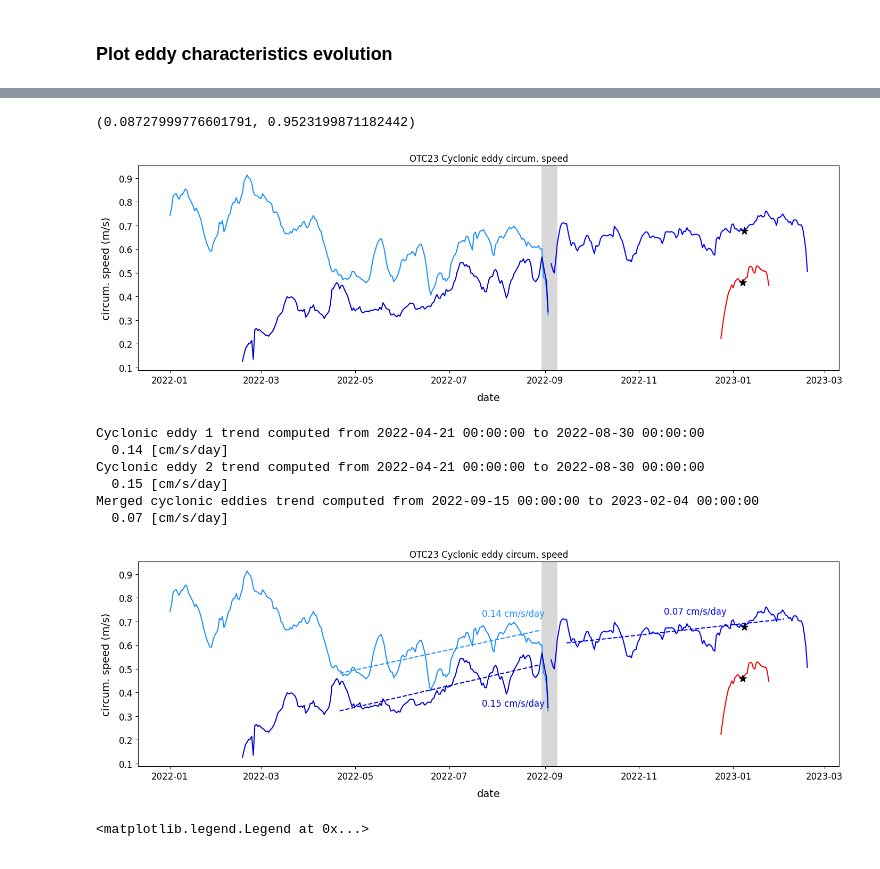
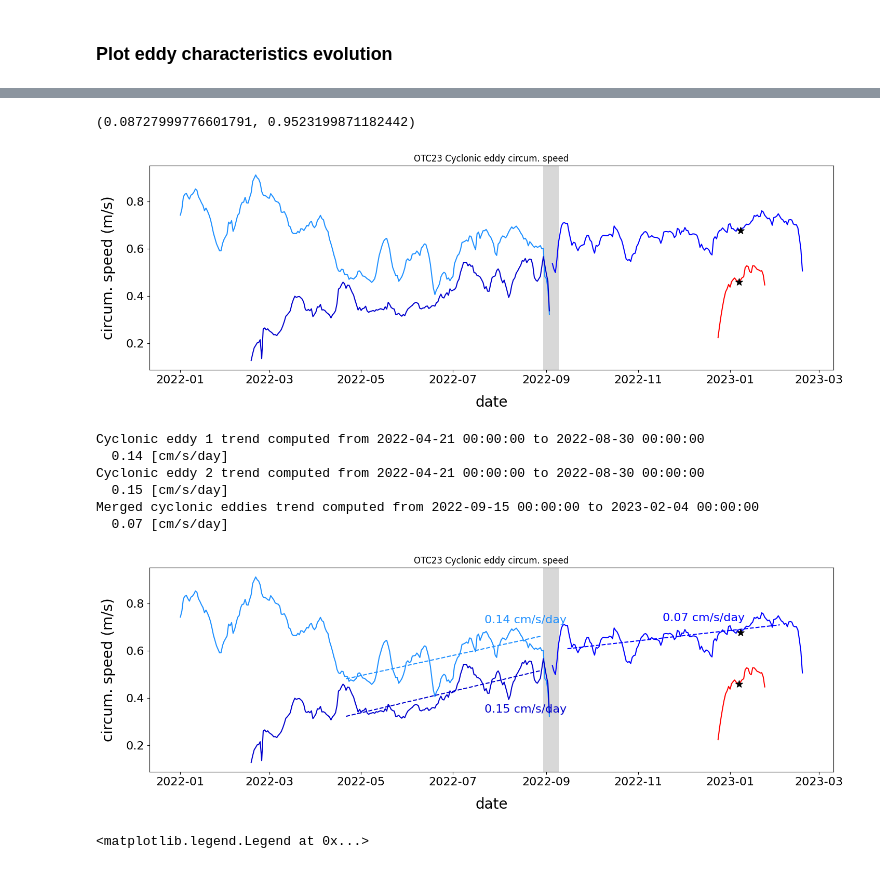
Before and after one commit to torresr-cnrm/otc23-tracking, a Jupyter notebook: notebook/OTC23-eddy-tracking.ipynb, the cells around one changed output, grey strips where cells are left out. Cells and saved outputs as stored; diff of their text form; code cells hidden in the pictures.

```diff
--- a/notebook/OTC23-eddy-tracking.ipynb
+++ b/notebook/OTC23-eddy-tracking.ipynb
@@ -532,13 +633,13 @@ Merged cyclonic eddies trend computed from 2022-09-15 00:00:00 to 2023-02-04 00:
 fig_trd.savefig('../../imgs/OTC23_Cyclonic_eddies_speed_radius_with_trends.png', dpi=300)
 # %%
 # Circum. speed (in m/s)
-fig = plt.figure(figsize=(17, 5))
+fig = plt.figure(figsize=(17, 5.1))
 ax = fig.add_subplot(1, 1, 1)
 
 ax.set_title('OTC23 Cyclonic eddy circum. speed')
-ax.set_xlabel('date', size=14, labelpad=10)
-ax.set_ylabel('circum. speed (m/s)', size=14, labelpad=10)
-ax.tick_params(labelsize=12)
+ax.set_xlabel('date', size=20, labelpad=14)
+ax.set_ylabel('circum. speed (m/s)', size=20, labelpad=14)
+ax.tick_params(labelsize=16)
 
 ax.plot(to_datetime(ac_eddy_track.time), ac_eddy_track.speed_average, c='red',     label='Anticyclonic')
 ax.plot(to_datetime(c_eddy1_track.time), c_eddy1_track.speed_average, c='dodgerblue', label='Cyclonic 1')
@@ -563,7 +664,7 @@ ax.set_ylim(ylim)
 #ax.legend(prop={'size': 12})
 # %% [output]
 (0.08727999776601791, 0.9523199871182442)
-[figure, old version]
+[figure, new version]
 # %%
 fig.savefig('../../imgs/OTC23_Cyclonic_eddies_speed_average.png', dpi=300)
 # %%
@@ -584,7 +685,7 @@ print("  {:.2f} [cm/s/day]".format(1e2*(p(2)-p(1))) )
 
 fig_trd.axes[0].plot(to_datetime(c_eddy1_track.time[i_ti:i_tf]), p(c_eddy1_track.time[i_ti:i_tf]),
                      "dodgerblue", linestyle='dashed')
-fig_trd.axes[0].text(0.49, 0.77, "{:.2f} cm/s/day".format(1e2*(p(2)-p(1))), fontsize=12, c='dodgerblue',
+fig_trd.axes[0].text(0.49, 0.77, "{:.2f} cm/s/day".format(1e2*(p(2)-p(1))), fontsize=16, c='dodgerblue',
                     transform=fig_trd.axes[0].transAxes, verticalalignment='top')
 
 # -- cyclonic eddy 2
@@ -601,36 +702,36 @@ print("  {:.2f} [cm/s/day]".format(1e2*(p(2)-p(1))) )
 
 fig_trd.axes[0].plot(to_datetime(c_eddy2_track.time[i_ti:i_tf]), p(c_eddy2_track.time[i_ti:i_tf]),
                      "mediumblue", linestyle='dashed')
-fig_trd.axes[0].text(0.49, 0.33, "{:.2f} cm/s/day".format(1e2*(p(2)-p(1))), fontsize=12, c='mediumblue',
+fig_trd.axes[0].text(0.49, 0.33, "{:.2f} cm/s/day".format(1e2*(p(2)-p(1))), fontsize=16, c='mediumblue',
                     transform=fig_trd.axes[0].transAxes, verticalalignment='top')
 
 # -- merged eddies
 i_ti  = 10
 i_tf  = -15
 ti    = to_datetime(c_mrged_track.time[i_ti])
 tf    = to_datetime(c_mrged_track.time[i_tf])
 
 trend = np.polyfit(c_mrged_track.time[i_ti:i_tf], c_mrged_track.speed_average[i_ti:i_tf], 1)
 p     = np.poly1d(trend)
 
 print("Merged cyclonic eddies trend computed from {} to {}".format(ti, tf))
 print("  {:.2f} [cm/s/day]".format(1e2*(p(2)-p(1))) )
 
 fig_trd.axes[0].plot(to_datetime(c_mrged_track.time[i_ti:i_tf]), p(c_mrged_track.time[i_ti:i_tf]),
                      "blue", linestyle='dashed')
-fig_trd.axes[0].text(0.75, 0.78, "{:.2f} cm/s/day".format(1e2*(p(2)-p(1))), fontsize=12, c='blue',
+fig_trd.axes[0].text(0.75, 0.78, "{:.2f} cm/s/day".format(1e2*(p(2)-p(1))), fontsize=16, c='blue',
                     transform=fig_trd.axes[0].transAxes, verticalalignment='top')
 
 
 fig_trd
 # %% [output]
 Cyclonic eddy 1 trend computed from 2022-04-21 00:00:00 to 2022-08-30 00:00:00
   0.14 [cm/s/day]
 Cyclonic eddy 2 trend computed from 2022-04-21 00:00:00 to 2022-08-30 00:00:00
   0.15 [cm/s/day]
 Merged cyclonic eddies trend computed from 2022-09-15 00:00:00 to 2023-02-04 00:00:00
   0.07 [cm/s/day]
-[figure, old version]
+[figure, new version]
 # %%
 fig_trd.savefig('../../imgs/OTC23_Cyclonic_eddies_speed_average_with_trends.png', dpi=300)
 # %%
```
Also changed, not shown: parts of 14 cells of this notebook, 1 other file.
